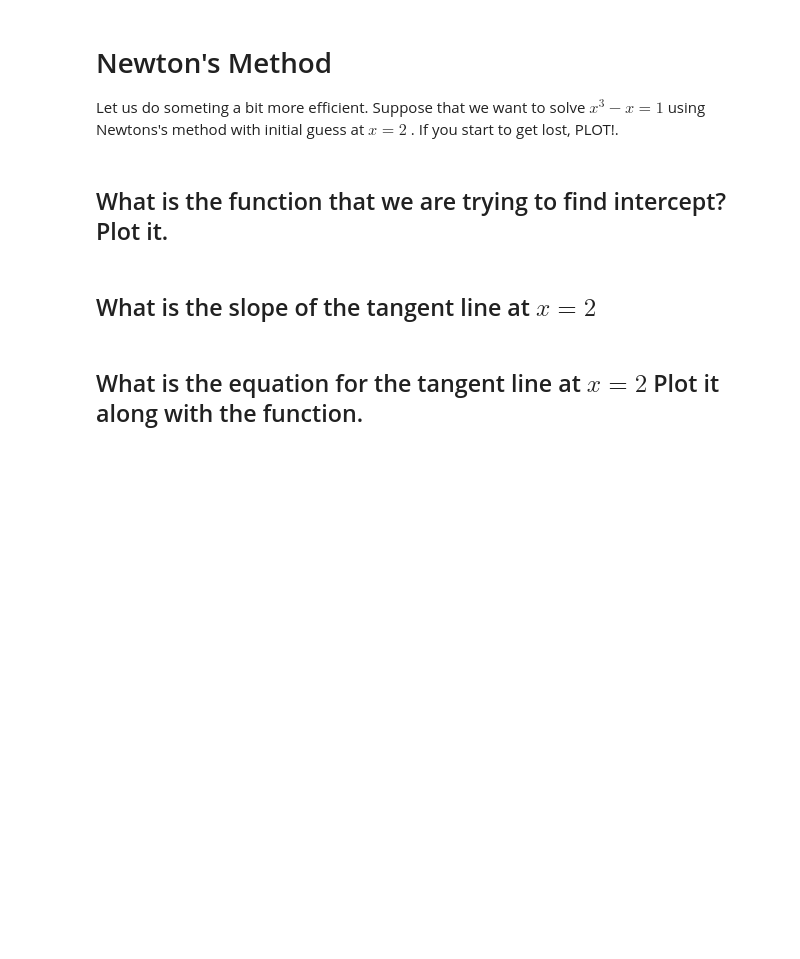
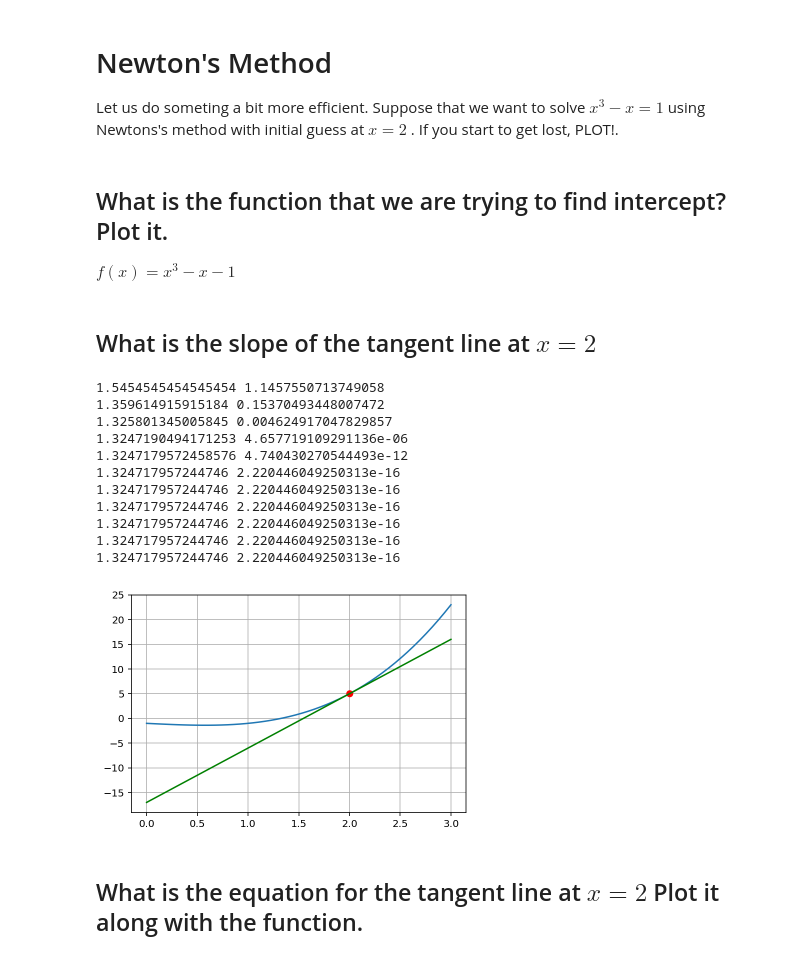
Before and after one commit to MUIC-Numerical-Methods-2018/Exercise-1-Basics-Notebook-and-Finding-Root, a Jupyter notebook: 01 Plotting and Finding Root.ipynb, the cells around one changed output. Drawn from its saved outputs; the diff is of its cells as text; code cells hidden in the pictures; blank space fills up the shorter version.

```diff
--- a/01 Plotting and Finding Root.ipynb
+++ b/01 Plotting and Finding Root.ipynb
@@ -267,8 +267,51 @@ $$\text{error}(n) = \ldots$$
 Let us do someting a bit more efficient. Suppose that we want to solve  $x^3−x=1$  using Newtons's method with initial guess at  $x=2$ . If you start to get lost, PLOT!.
 # %% [markdown]
 ## What is the function that we are trying to find intercept? Plot it.
+
+$f(x) = x^3 -x -1$
+# %%
+# f(x) = x^3 - x - 1
+
+def f(x):
+    return x**3 - x -1
+
+def fp(x):
+    return 3*x**2 - 1
 # %% [markdown]
 ## What is the slope of the tangent line at $x=2$
+# %%
+xs = np.linspace(0, 3)
+plt.plot(xs, f(xs))
+x = 2
+plt.plot(x, f(x), 'or')
+m = fp(x)
+c = f(x) - fp(x)*x
+plt.plot(xs, m*xs + c, 'g')
+# y = fp(x) * x + c
+plt.grid()
+
+def newton(f, fp, x0, n):
+    x = x0
+    for _ in range(n):
+        x = x - f(x)/fp(x)
+        print(x, f(x))
+    return x
+
+ans = newton(f, fp, 2, 10)
+print(ans, f(ans))
+# %% [output]
+1.5454545454545454 1.1457550713749058
+1.359614915915184 0.15370493448007472
+1.325801345005845 0.004624917047829857
+1.3247190494171253 4.657719109291136e-06
+1.3247179572458576 4.740430270544493e-12
+1.324717957244746 2.220446049250313e-16
+1.324717957244746 2.220446049250313e-16
+1.324717957244746 2.220446049250313e-16
+1.324717957244746 2.220446049250313e-16
+1.324717957244746 2.220446049250313e-16
+1.324717957244746 2.220446049250313e-16
+[figure, added]
 # %% [markdown]
 ## What is the equation for the tangent line at  $x=2$ Plot it along with the function.
 # %% [markdown]
```
Also changed, not shown: parts of 2 cells of this notebook.
